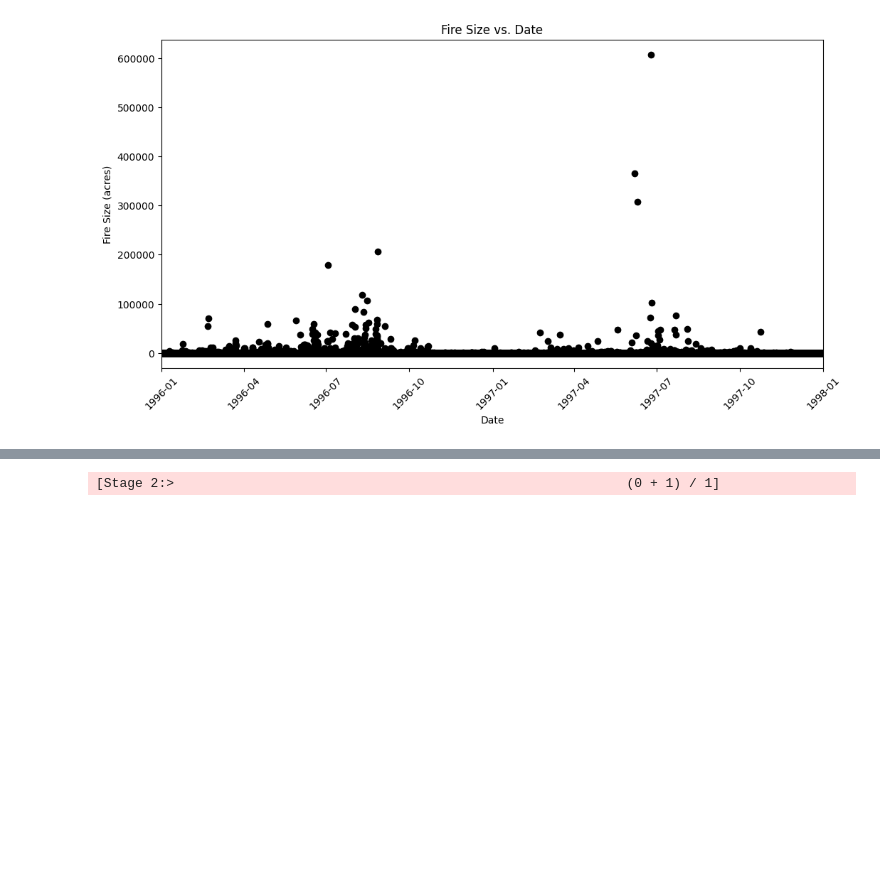
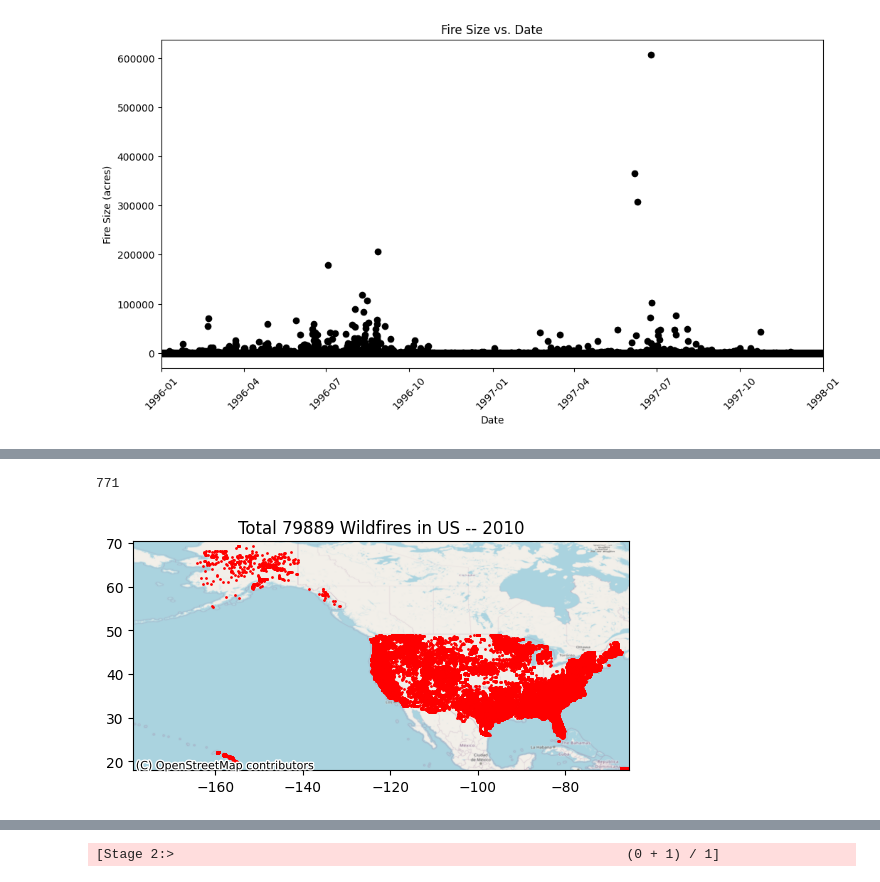
Before and after one commit to DanialArab/Geospatial_Data_Science, a Jupyter notebook: My GIS Projects/2. Exploratory Data Analysis on US Wildfires/EDA on 1.88 Million US Wildfires.ipynb, the cells around one changed output, grey strips where cells are left out. Saved outputs shown, nothing was run; the diff lists cells and outputs as text; code cells hidden in the pictures; blank space fills up the shorter version.

```diff
--- a/My GIS Projects/2. Exploratory Data Analysis on US Wildfires/EDA on 1.88 Million US Wildfires.ipynb
+++ b/My GIS Projects/2. Exploratory Data Analysis on US Wildfires/EDA on 1.88 Million US Wildfires.ipynb
@@ -1063,0 +1060,47 @@ df.select('STATE', 'date').filter(df['FIRE_YEAR'] == 2015).filter(df['STATE'] ==
+# %%
+df.select('STATE', 'date').filter(df['FIRE_YEAR'] == 2015).filter(df['STATE'] == 'AK').count()
+# %% [output]
+771
+# %%
+def plotter_5(df, year):
+
+    df_year = df.filter(df['FIRE_YEAR'] == f'{year}')
+
+
+    # Select the latitude and longitude columns
+    latitude_r = df.select('LATITUDE').rdd.flatMap(lambda x: x).collect()
+    longitude_r = df.select('LONGITUDE').rdd.flatMap(lambda x: x).collect()
+
+    # Set up the plot
+    min_long, max_long = min(longitude_r), max(longitude_r)
+    min_lat, max_lo = min(latitude_r), max(latitude_r)
+
+
+    # Select the latitude and longitude columns
+    latitude = df_year.select('LATITUDE').rdd.flatMap(lambda x: x).collect()
+    longitude = df_year.select('LONGITUDE').rdd.flatMap(lambda x: x).collect()
+
+
+    fig, ax = plt.subplots()#(figsize=(10, 10))
+    ax.set_xlim(min_long, max_long )
+    ax.set_ylim(min_lat, max_lo)
+
+    # Add the basemap using contextily
+    ctx.add_basemap(ax, crs='EPSG:4326', source=ctx.providers.OpenStreetMap.Mapnik)
+
+    # Plot the scatter points
+    ax.scatter(longitude, latitude, c='red', s=1)
+
+    count = df.filter((df['FIRE_YEAR'] == f'{year}')).count()
+    plt.title(f"Total {count} Wildfires in US -- {year}")
+    # Show the plot
+    #plt.savefig(path + f'plots/Total_{count}_Wildfires_in_{state}_{year}.png')
+
+    plt.show()
+
+#     # Close the SparkSession
+#     spark.stop()
+# %%
+plotter_5(df, 2010)
+# %% [output]
+[figure, added]
```
Also changed, not shown: parts of 35 cells of this notebook, 1 other file.
